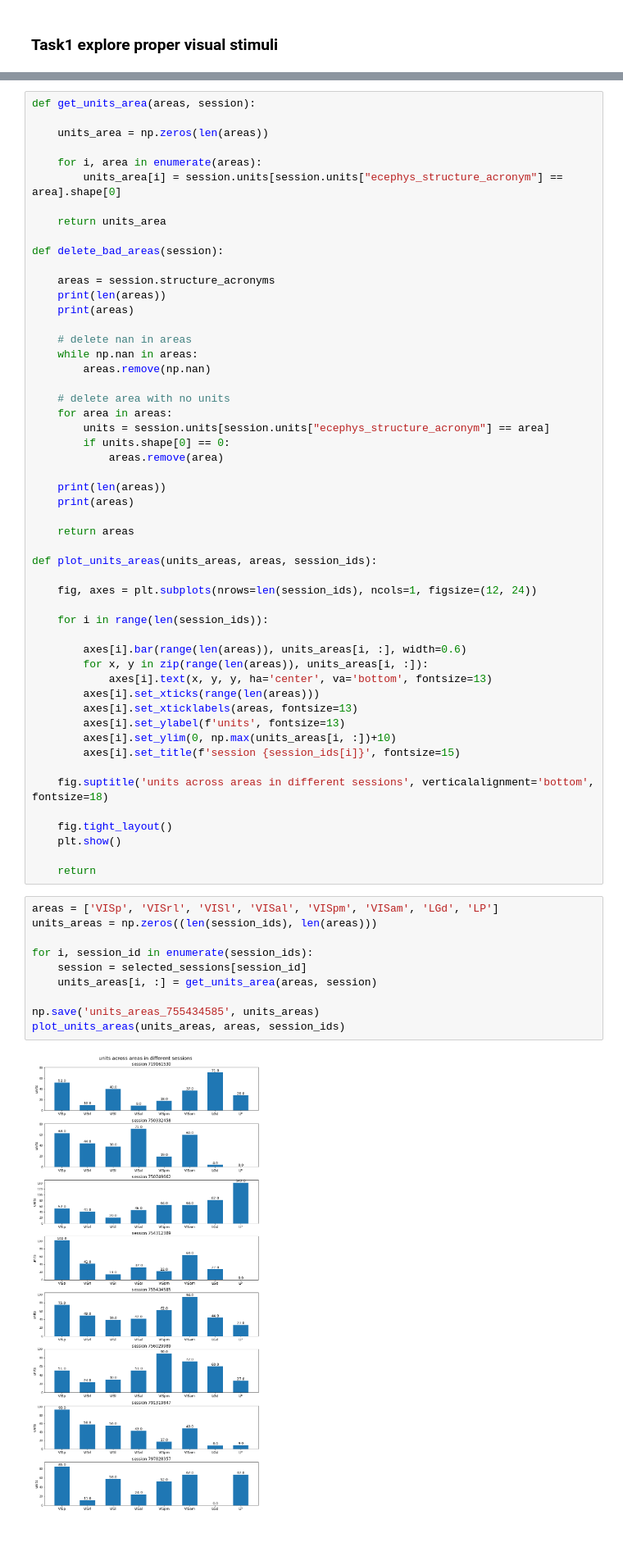
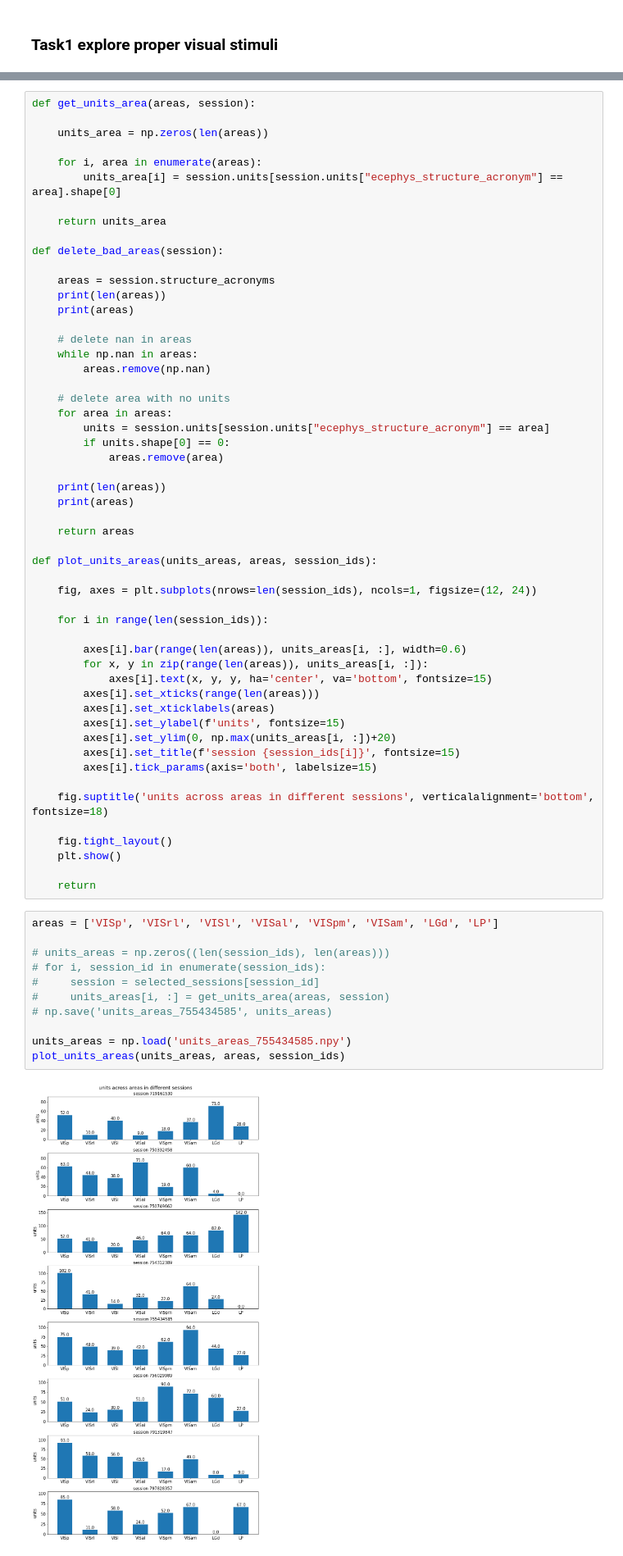
Before and after one commit to Jp-17/Coding_learning, a Jupyter notebook: Project_explore/Information flow across areas/CS_CCA_part4.ipynb, the cells around one changed output, grey strips where cells are left out. Shown at 82% size. Cells and saved outputs as stored; diff of their text form.

```diff
--- a/Project_explore/Information flow across areas/CS_CCA_part4.ipynb
+++ b/Project_explore/Information flow across areas/CS_CCA_part4.ipynb
@@ -131,12 +132,13 @@ def plot_units_areas(units_areas, areas, session_ids):
 
         axes[i].bar(range(len(areas)), units_areas[i, :], width=0.6)
         for x, y in zip(range(len(areas)), units_areas[i, :]):
-            axes[i].text(x, y, y, ha='center', va='bottom', fontsize=13)
+            axes[i].text(x, y, y, ha='center', va='bottom', fontsize=15)
         axes[i].set_xticks(range(len(areas)))
-        axes[i].set_xticklabels(areas, fontsize=13)
-        axes[i].set_ylabel(f'units', fontsize=13)
-        axes[i].set_ylim(0, np.max(units_areas[i, :])+10)
+        axes[i].set_xticklabels(areas)
+        axes[i].set_ylabel(f'units', fontsize=15)
+        axes[i].set_ylim(0, np.max(units_areas[i, :])+20)
         axes[i].set_title(f'session {session_ids[i]}', fontsize=15)
+        axes[i].tick_params(axis='both', labelsize=15)
 
     fig.suptitle('units across areas in different sessions', verticalalignment='bottom', fontsize=18)
 
@@ -146,16 +148,17 @@ def plot_units_areas(units_areas, areas, session_ids):
     return
 # %%
 areas = ['VISp', 'VISrl', 'VISl', 'VISal', 'VISpm', 'VISam', 'LGd', 'LP']
-units_areas = np.zeros((len(session_ids), len(areas)))
 
-for i, session_id in enumerate(session_ids):
-    session = selected_sessions[session_id]
-    units_areas[i, :] = get_units_area(areas, session)
+# units_areas = np.zeros((len(session_ids), len(areas)))
+# for i, session_id in enumerate(session_ids):
+#     session = selected_sessions[session_id]
+#     units_areas[i, :] = get_units_area(areas, session)
+# np.save('units_areas_755434585', units_areas)
 
-np.save('units_areas_755434585', units_areas)
+units_areas = np.load('units_areas_755434585.npy')
 plot_units_areas(units_areas, areas, session_ids)
 # %% [output]
-[figure, old version]
+[figure, new version]
 # %%
 session = selected_sessions[755434585]
 drift_stim_table = session.get_stimulus_table('drifting_gratings')
```
Also changed, not shown: parts of 15 cells of this notebook, 1 other file.
